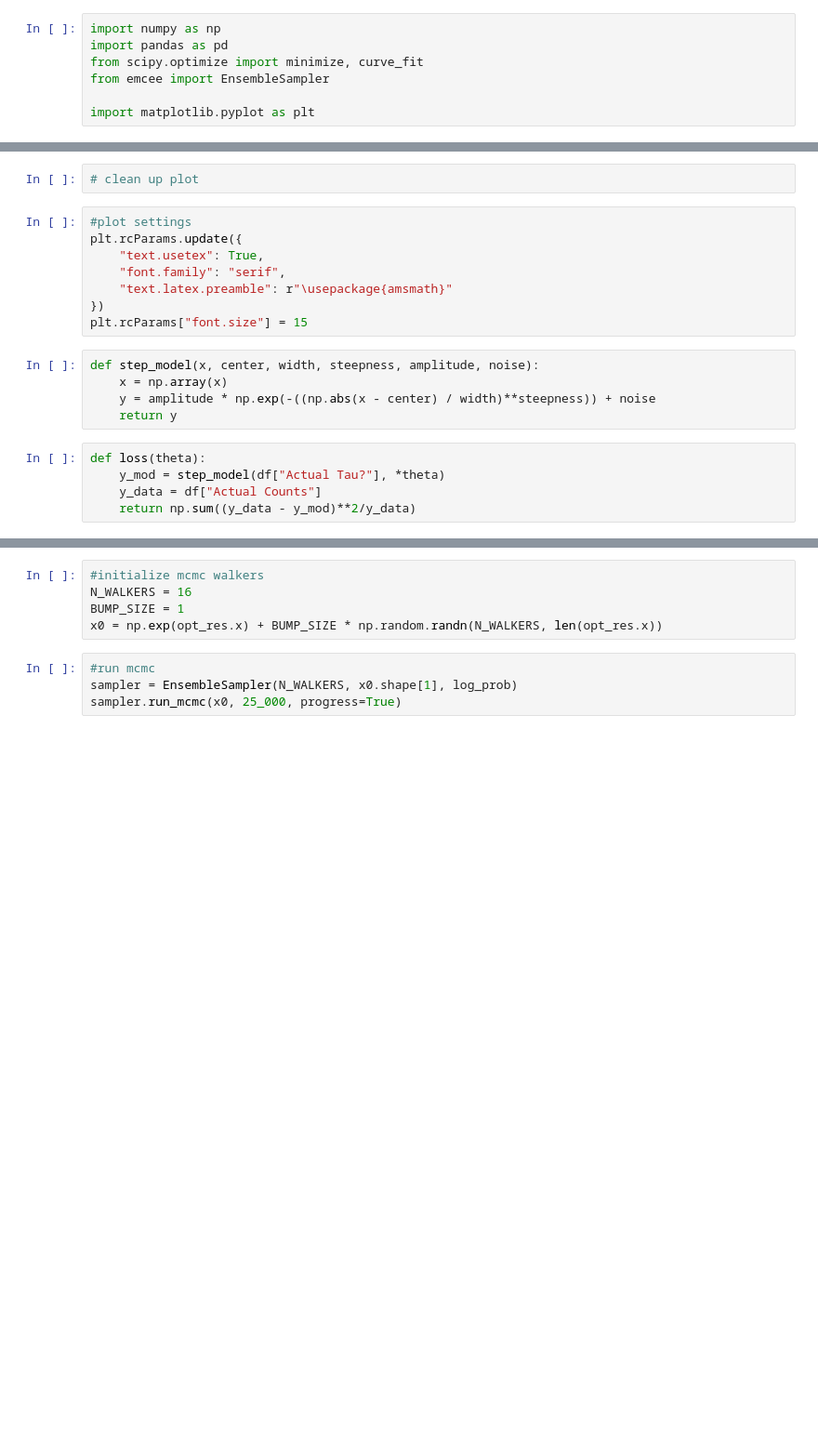
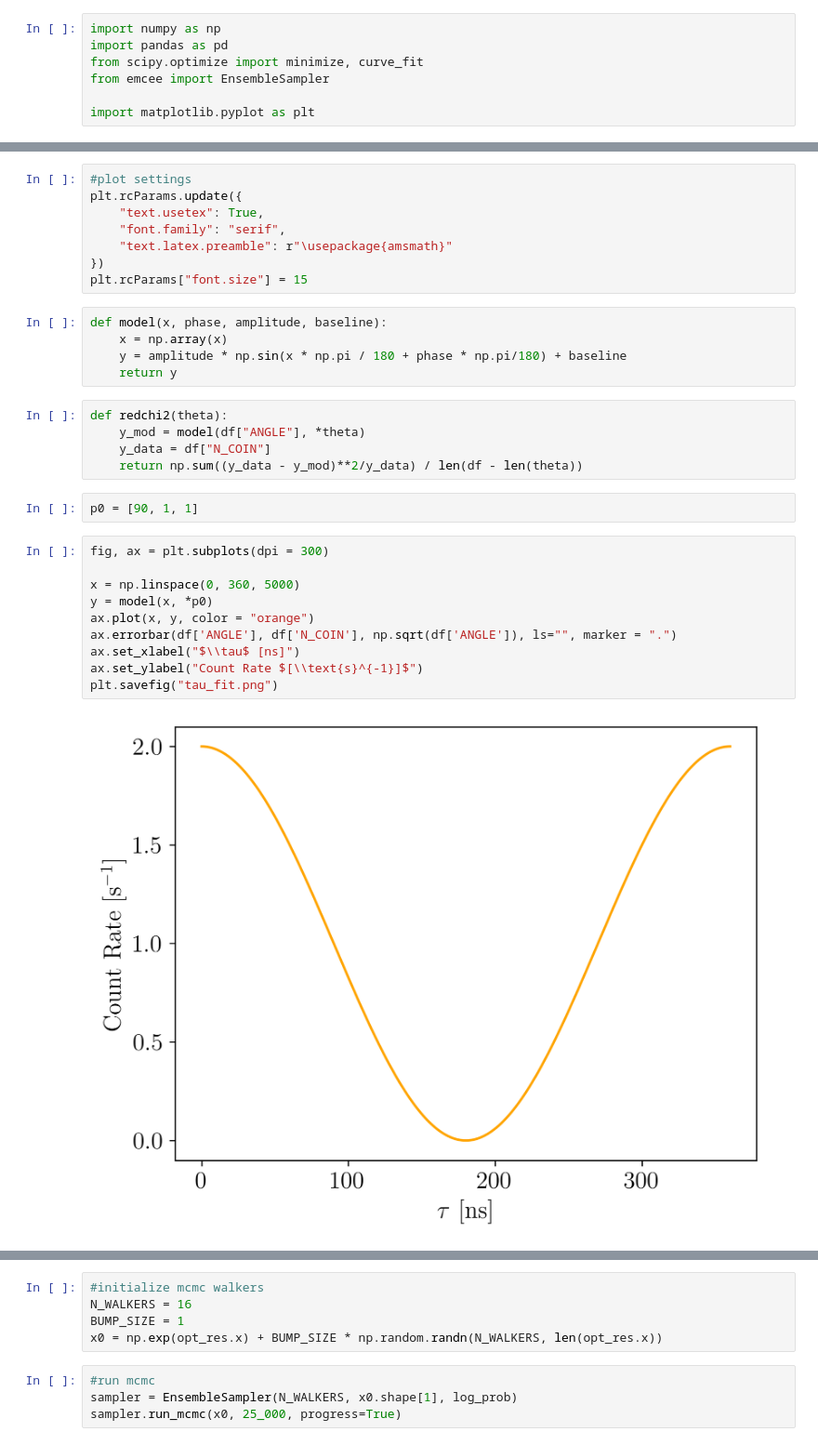
Before and after one commit to andres-luengo/alden-andres-max-most-dangerous-4450-trio, a Jupyter notebook: pol_cor_fit.ipynb, the cells around one changed output, grey strips where cells are left out. Shown at 93% size. Drawn from its saved outputs; the diff is of its cells as text; blank space fills up the shorter version.

```diff
--- a/pol_cor_fit.ipynb
+++ b/pol_cor_fit.ipynb
@@ -29,5 +33,3 @@ df
-# %%
-# clean up plot
 # %%
 #plot settings
 plt.rcParams.update({
@@ -37,13 +39,27 @@ plt.rcParams.update({
 })
 plt.rcParams["font.size"] = 15
 # %%
-def step_model(x, center, width, steepness, amplitude, noise):
+def model(x, phase, amplitude, baseline):
     x = np.array(x)
-    y = amplitude * np.exp(-((np.abs(x - center) / width)**steepness)) + noise
+    y = amplitude * np.sin(x * np.pi / 180 + phase * np.pi/180) + baseline
     return y
 # %%
-def loss(theta):
-    y_mod = step_model(df["Actual Tau?"], *theta)
-    y_data = df["Actual Counts"]
-    return np.sum((y_data - y_mod)**2/y_data)
+def redchi2(theta):
+    y_mod = model(df["ANGLE"], *theta)
+    y_data = df["N_COIN"]
+    return np.sum((y_data - y_mod)**2/y_data) / len(df - len(theta))
+# %%
+p0 = [90, 1, 1]
+# %%
+fig, ax = plt.subplots(dpi = 300)
+
+x = np.linspace(0, 360, 5000)
+y = model(x, *p0)
+ax.plot(x, y, color = "orange")
+ax.errorbar(df['ANGLE'], df['N_COIN'], np.sqrt(df['ANGLE']), ls="", marker = ".")
+ax.set_xlabel("$\\tau$ [ns]")
+ax.set_ylabel("Count Rate $[\\text{s}^{-1}]$")
+plt.savefig("tau_fit.png")
+# %% [output]
+[figure, added]
 # %%
```
Also changed, not shown: parts of 4 cells of this notebook, 1 other file.
